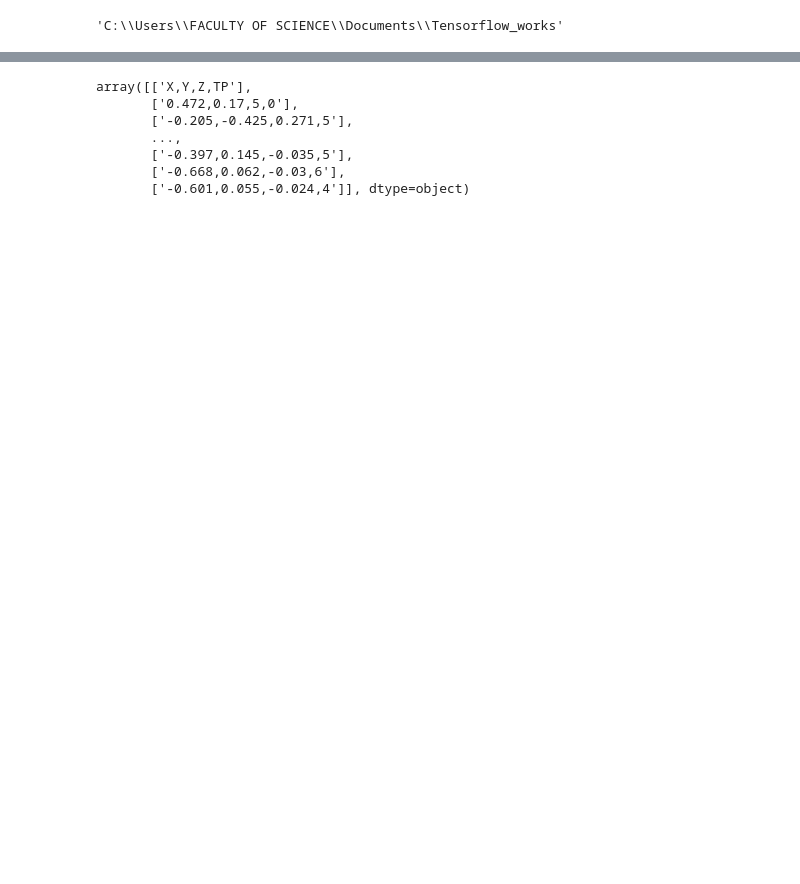
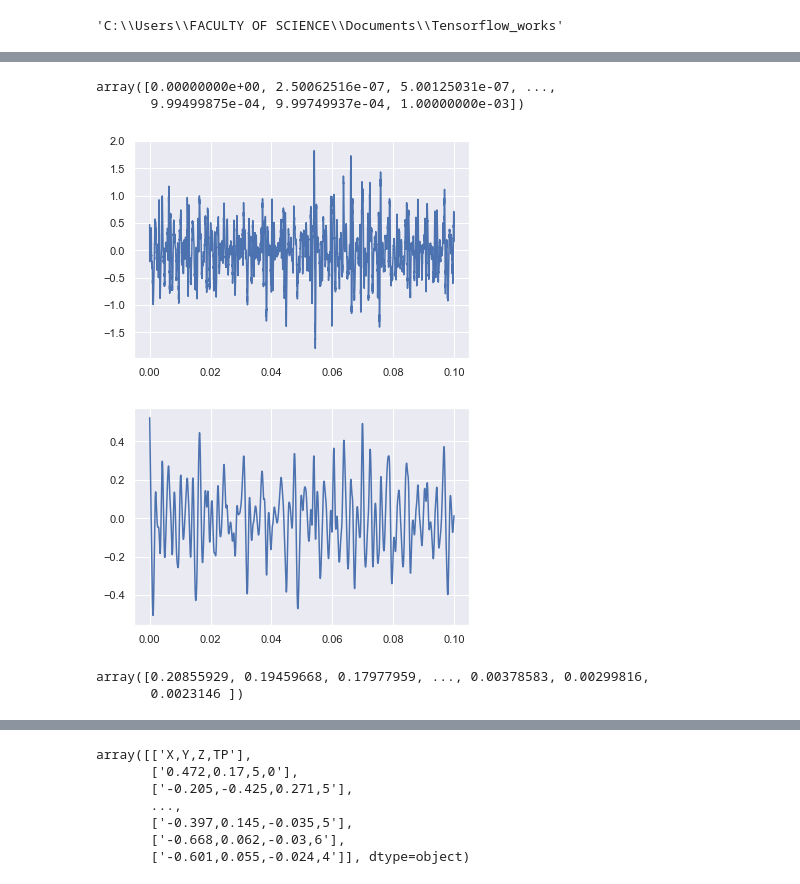
Before and after one commit to sylvas-j/ML, a Jupyter notebook: Tensorflow_works/mydata_ft_extraction.ipynb, the cells around one changed output, grey strips where cells are left out. Saved outputs shown, nothing was run; the diff lists cells and outputs as text; code cells hidden in the pictures; blank space fills up the shorter version.

```diff
--- a/Tensorflow_works/mydata_ft_extraction.ipynb
+++ b/Tensorflow_works/mydata_ft_extraction.ipynb
@@ -40,10 +43,12 @@ import tensorflow_datasets as tfds
 # %%
-xtraintxtfile = 'D:\\desktop files\\weka\\trainfile.txt'
-traintxtf = pd.read_table(xtraintxtfile)
-traintxtf
+xtraintxtfile = 'D:\\desktop files\\weka\\Files\\trainfile.txt'
+traindata0 = pd.read_table(xtraintxtfile)
+#traintxtf
 
 #traindata = np.loadtxt('D:\\desktop files\\weka\\trainfile.txt')
-traindata1 = np.array(pd.read_csv('D:\\desktop files\\weka\\trainfile.txt', header=None, delimiter=' '))
+traindata1 = np.array(pd.read_csv('D:\\desktop files\\weka\\Files\\trainfile.txt', header=None, delimiter=' '))
+traindata2 = pd.read_csv('D:\\desktop files\\weka\\Files\\trainfile.txt')
+
 activity_labels = np.array(pd.read_csv('D:\\desktop files\\weka\\SOFTX_2020_1-master\\notebooks\\UCI HAR Dataset\\activity_labels.txt', header=None, delimiter=' '))[:,1]
-traintxtf.info
+traindata0.info()
 # %% [output]
@@ -63,0 +85,47 @@ traintxtf.info
+# %%
+time = np.linspace(0,0.001, 4000)
+time
+# %% [output]
+array([0.00000000e+00, 2.50062516e-07, 5.00125031e-07, ...,
+       9.99499875e-04, 9.99749937e-04, 1.00000000e-03])
+# %%
+plt.figure(1)
+#plt.subplot(2,1,1)
+#plt.plot(traindata2['X'], traindata2['Z'])
+
+def myplot():
+    x_sensor_data = traindata2.loc[0:3999,'X']
+    time = np.linspace(0,0.1, 4000)
+    plt.plot(time, x_sensor_data)
+    plt.show()
+
+    filtered_signal = bandpassFilter(x_sensor_data)
+    plt.plot(time, filtered_signal)
+    plt.show()
+
+
+def bandpassFilter(signal):
+    fs = 50
+    lowcut = 2.0
+    highcut = 50.0
+
+    nyq = .5 * fs
+    low = lowcut / nyq
+    high = highcut / nyq
+
+    b,a = sc.signal.butter(2, 0.03, 'lowpass', analog=False)
+    y = sc.signal.filtfilt(b,a, signal, axis = 0)
+
+    return(y)
+
+
+#plt.subplot(2,1,2)
+myplot()
+# %% [output]
+[figure, added]
+[figure, added]
+# %%
+filtered_signal
+# %% [output]
+array([0.20855929, 0.19459668, 0.17977959, ..., 0.00378583, 0.00299816,
+       0.0023146 ])
```
Also changed, not shown: parts of 12 cells of this notebook, 6 other files.
